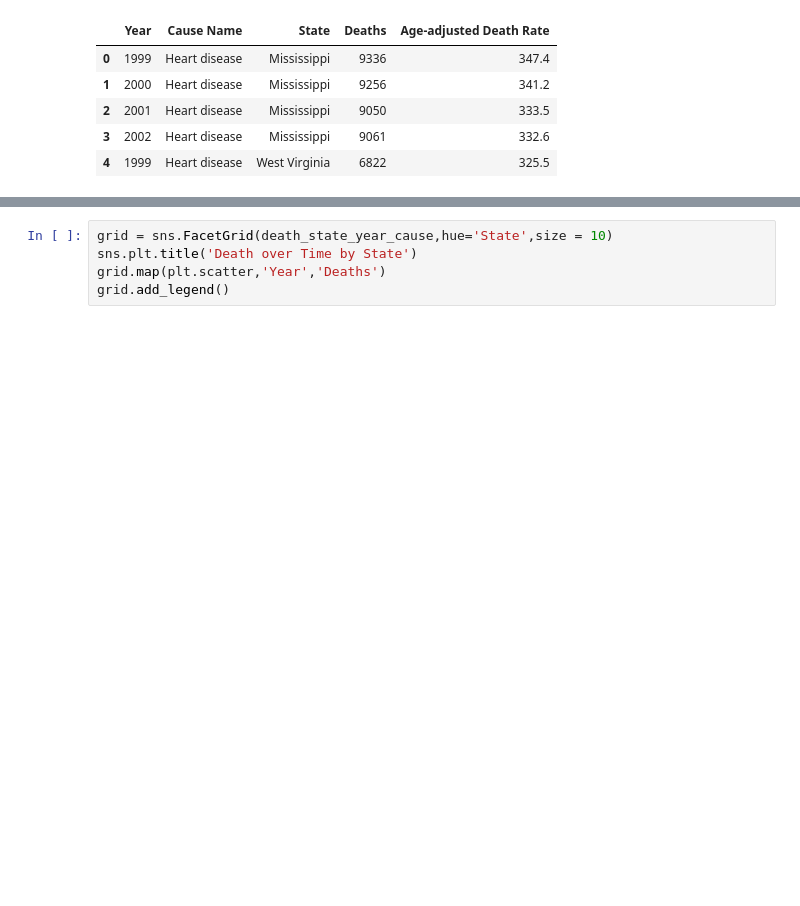
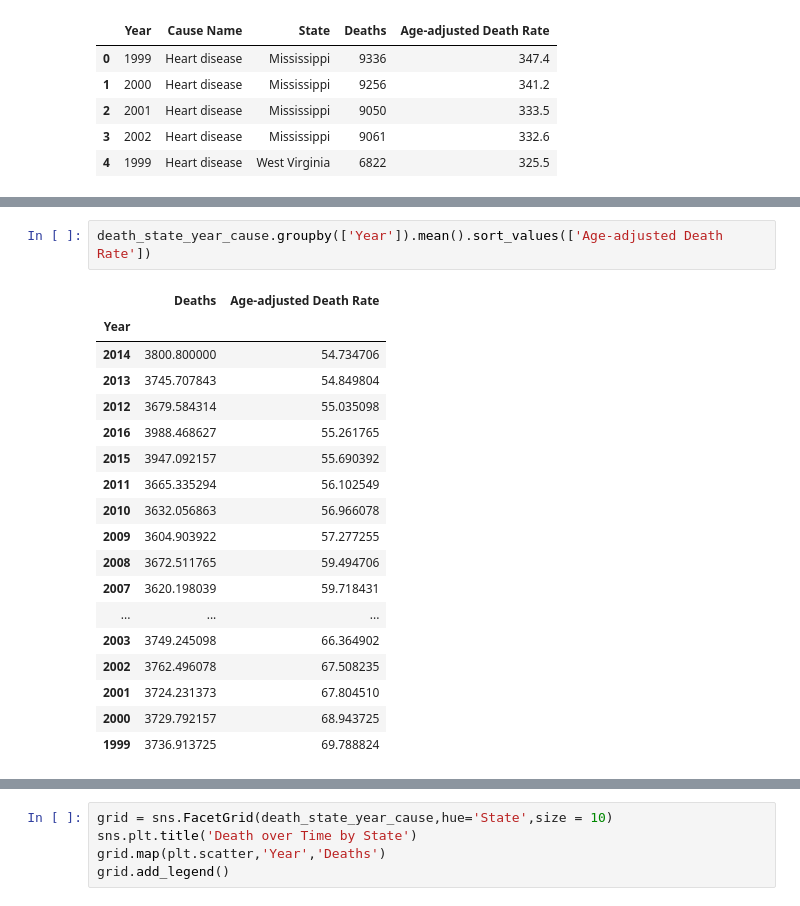
Before and after one commit to lanceeeaton/Leading_Causes_of_Death, a Jupyter notebook: Leading_Causes_of_Death.ipynb, the cells around one changed output, grey strips where cells are left out. Drawn from its saved outputs; the diff is of its cells as text; blank space fills up the shorter version.

```diff
--- a/Leading_Causes_of_Death.ipynb
+++ b/Leading_Causes_of_Death.ipynb
@@ -21,0 +64,21 @@ death_state_year_cause.head()
+# %%
+death_state_year_cause.groupby(['Year']).mean().sort_values(['Age-adjusted Death Rate'])
+# %% [output]
+|  | Deaths | Age-adjusted Death Rate |
+| Year |  |  |
+| 2014 | 3800.800000 | 54.734706 |
+| 2013 | 3745.707843 | 54.849804 |
+| 2012 | 3679.584314 | 55.035098 |
+| 2016 | 3988.468627 | 55.261765 |
+| 2015 | 3947.092157 | 55.690392 |
+| 2011 | 3665.335294 | 56.102549 |
+| 2010 | 3632.056863 | 56.966078 |
+| 2009 | 3604.903922 | 57.277255 |
+| 2008 | 3672.511765 | 59.494706 |
+| 2007 | 3620.198039 | 59.718431 |
+| ... | ... | ... |
+| 2003 | 3749.245098 | 66.364902 |
+| 2002 | 3762.496078 | 67.508235 |
+| 2001 | 3724.231373 | 67.804510 |
+| 2000 | 3729.792157 | 68.943725 |
+| 1999 | 3736.913725 | 69.788824 |
```
Also changed, not shown: parts of 6 cells of this notebook.
